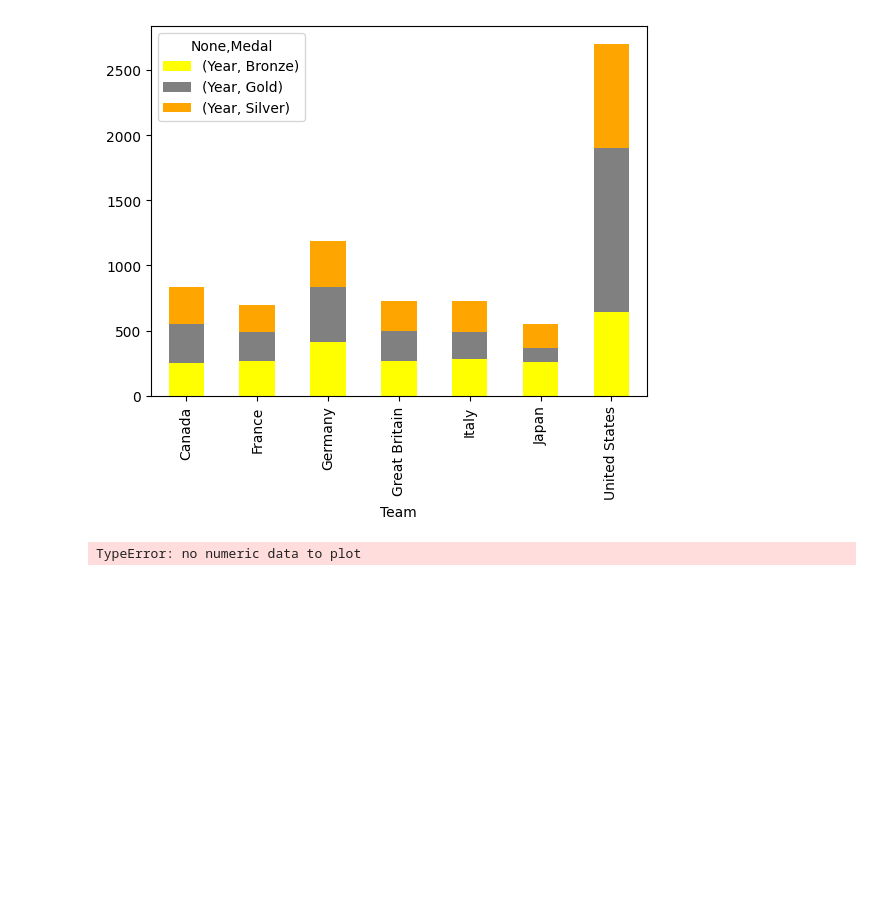
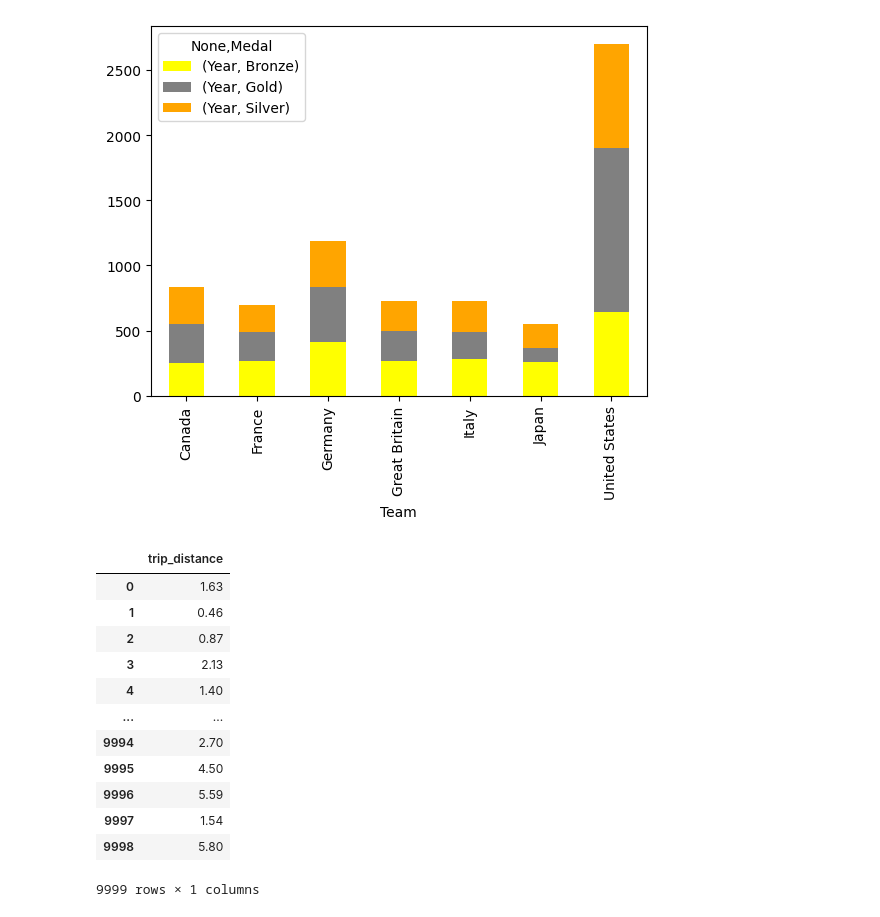
Before and after one commit to reuven/apple-2025-01Jan-plotting, a Jupyter notebook: Apple 2025-01Jan-09.ipynb, the cells around one changed output. Cells and saved outputs as stored; diff of their text form; code cells hidden in the pictures; blank space fills up the shorter version.

```diff
--- a/Apple 2025-01Jan-09.ipynb
+++ b/Apple 2025-01Jan-09.ipynb
@@ -571,7 +571,21 @@ df.head()
 # %% [output]
 <Axes: xlabel='Team'>
 [figure]
-# %%
-df['Medal'].plot.hist()
-# %% [output]
-TypeError: no numeric data to plot
+# %%
+df = pd.read_csv('/Users/reuven/Courses/Current/data/taxi.csv')
+
+df[['trip_distance']]
+# %% [output]
+|  | trip_distance |
+| 0 | 1.63 |
+| 1 | 0.46 |
+| 2 | 0.87 |
+| 3 | 2.13 |
+| 4 | 1.40 |
+| ... | ... |
+| 9994 | 2.70 |
+| 9995 | 4.50 |
+| 9996 | 5.59 |
+| 9997 | 1.54 |
+| 9998 | 5.80 |
+9999 rows × 1 columns
```
